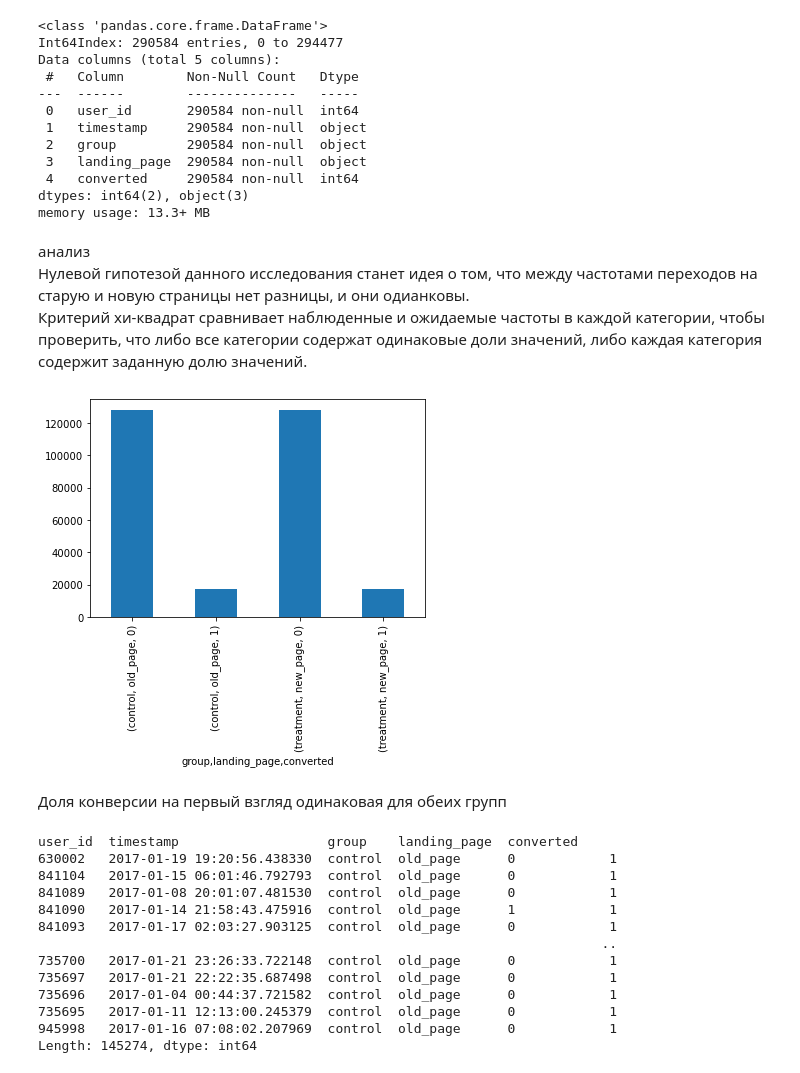
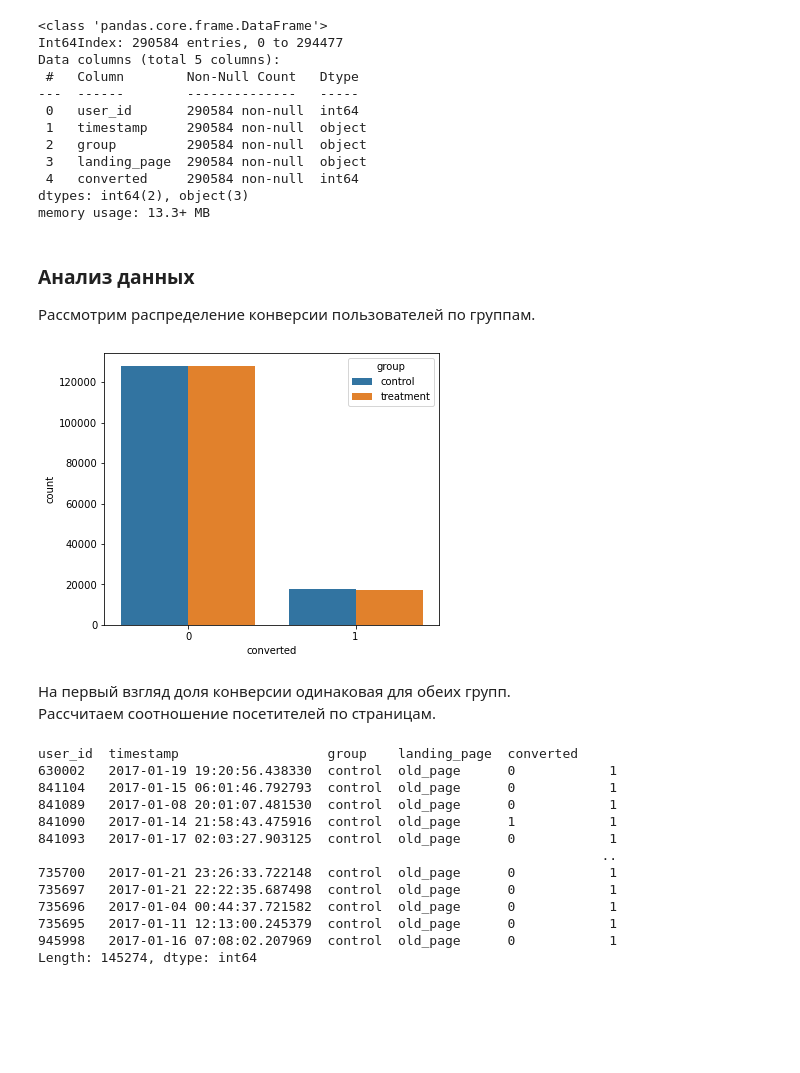
Before and after one commit to Kurnosaya/A-B-testing, a Jupyter notebook: AB_testing.ipynb, the cells around one changed output. Saved outputs shown, nothing was run; the diff lists cells and outputs as text; code cells hidden in the pictures; blank space fills up the shorter version.

```diff
--- a/AB_testing.ipynb
+++ b/AB_testing.ipynb
@@ -109,16 +120,17 @@ Data columns (total 5 columns):
 dtypes: int64(2), object(3)
 memory usage: 13.3+ MB
 # %% [markdown]
-анализ
-Нулевой гипотезой данного исследования станет идея о том, что между частотами переходов на старую и новую страницы нет разницы, и они одианковы.
-Критерий хи-квадрат сравнивает наблюденные и ожидаемые частоты в каждой категории, чтобы проверить, что либо все категории содержат одинаковые доли значений, либо каждая категория содержит заданную долю значений.
+### Анализ данных
+Рассмотрим распределение конверсии пользователей по группам.
-# %%
-df_groups = df_cleaned.groupby(['group','landing_page','converted']).size()
-df_groups.plot.bar();
-# %% [output]
-[figure, removed]
+# %%
+fig, ax = plt.subplots(figsize = (6, 5))
+sns.countplot(x = 'converted', data = df_cleaned, hue = 'group')
+plt.show()
+# %% [output]
+[figure, added]
 # %% [markdown]
-Доля конверсии на первый взгляд одинаковая для обеих групп
+На первый взгляд доля конверсии одинаковая для обеих групп.
+Рассчитаем соотношение посетителей по страницам.
 # %%
 df_cleaned[df_cleaned['landing_page'] == 'old_page'].value_counts()
 # %% [output]
```
Also changed, not shown: parts of 12 cells of this notebook.
